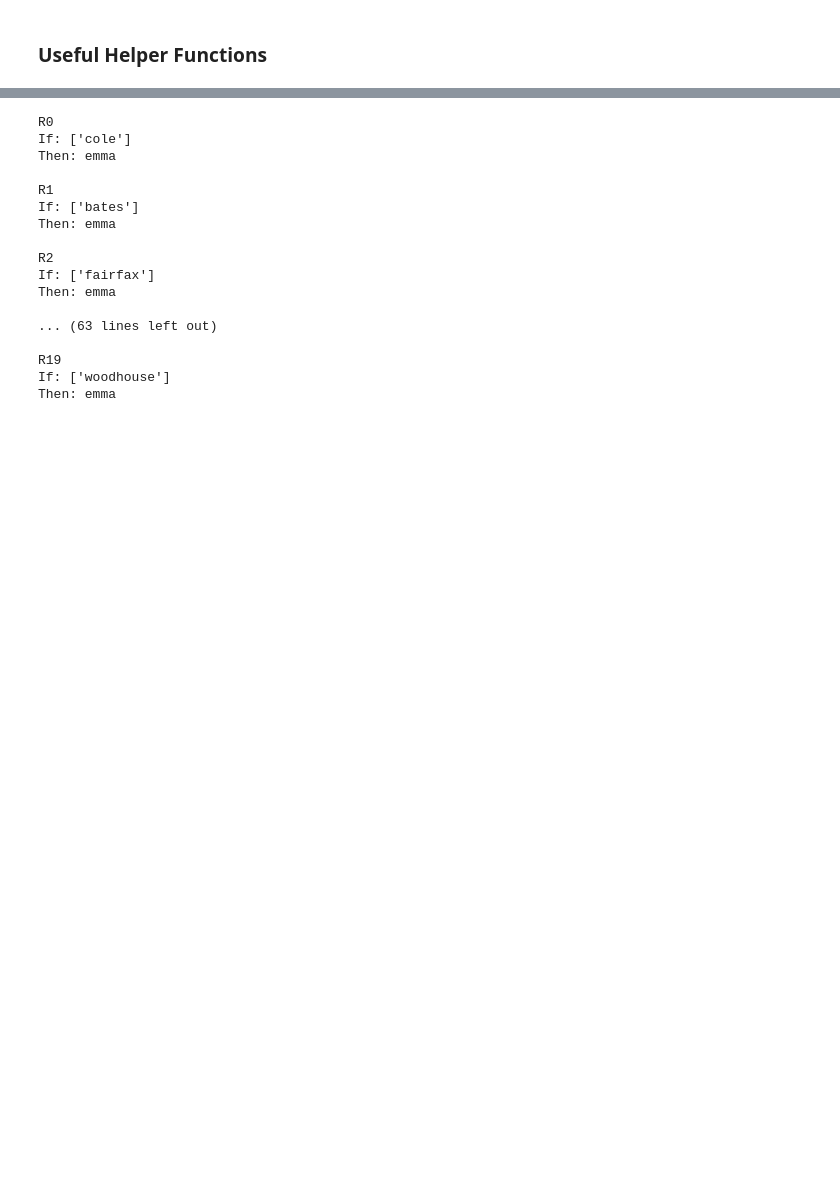
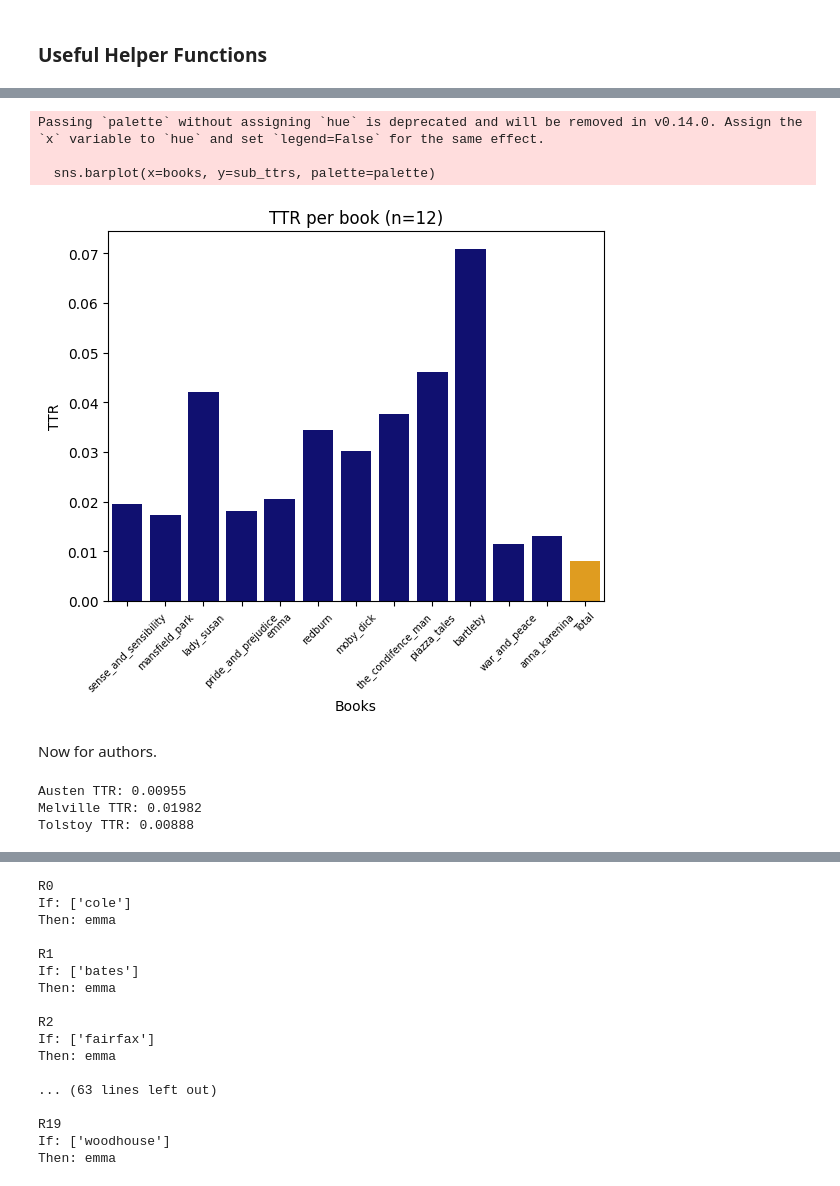
Before and after one commit to AlejandroCiuba/PyLing, a Jupyter notebook: classifiers.ipynb, the cells around one changed output, grey strips where cells are left out. Saved outputs shown, nothing was run; the diff lists cells and outputs as text; code cells hidden in the pictures; blank space fills up the shorter version.

Commit message:
Added a Data Visualization section

```diff
--- a/classifiers.ipynb
+++ b/classifiers.ipynb
@@ -195,0 +231,4 @@ def plot_loss(loss, epochs, model_name):
+# %%
+tokens = [toks for tok_list in df.tokens.to_list() for toks in tok_list]
+print(tokens[:10])
+print(f"TTR: {len(set(tokens)) / len(tokens):.5f}")
@@ -195,0 +238,11 @@ def plot_loss(loss, epochs, model_name):
+# %%
+# Per book
+sub_ttrs = []
+for book in df.book.unique():
+    sub_df = df[df.book == book]
+    sub_toks = [toks for tok_list in sub_df.tokens.to_list() for toks in tok_list]
+    sub_ttrs.append(len(set(sub_toks)) / len(sub_toks))
+    print(f"{book.capitalize()} TTR: {len(set(sub_toks)) / len(sub_toks):.5f}")
+
+# Total
+sub_ttrs.append(len(set(tokens)) / len(tokens))
@@ -195,0 +262,31 @@ def plot_loss(loss, epochs, model_name):
+# %%
+books = np.append(df.book.unique(), ["Total"], axis=0)
+palette = ['orange' if x == "Total" else 'navy' for x in books]
+sns.barplot(x=books, y=sub_ttrs, palette=palette)
+plt.xticks(books, rotation=45, size=7)
+plt.xlabel("Books")
+plt.ylabel("TTR")
+plt.title(f"TTR per book (n={len(df.book.unique())})")
+plt.show()
+# %% [output]
+Passing `palette` without assigning `hue` is deprecated and will be removed in v0.14.0. Assign the `x` variable to `hue` and set `legend=False` for the same effect.
+
+  sns.barplot(x=books, y=sub_ttrs, palette=palette)
+[figure, added]
+# %% [markdown]
+Now for authors.
+# %%
+# Per author
+sub_ttrs = []
+for author in df.author.unique():
+    sub_df = df[df.author == author]
+    sub_toks = [toks for tok_list in sub_df.tokens.to_list() for toks in tok_list]
+    sub_ttrs.append(len(set(sub_toks)) / len(sub_toks))
+    print(f"{author.capitalize()} TTR: {len(set(sub_toks)) / len(sub_toks):.5f}")
+
+# Total
+sub_ttrs.append(len(set(tokens)) / len(tokens))
+# %% [output]
+Austen TTR: 0.00955
+Melville TTR: 0.01982
+Tolstoy TTR: 0.00888
```
Also changed, not shown: parts of 23 cells of this notebook.
